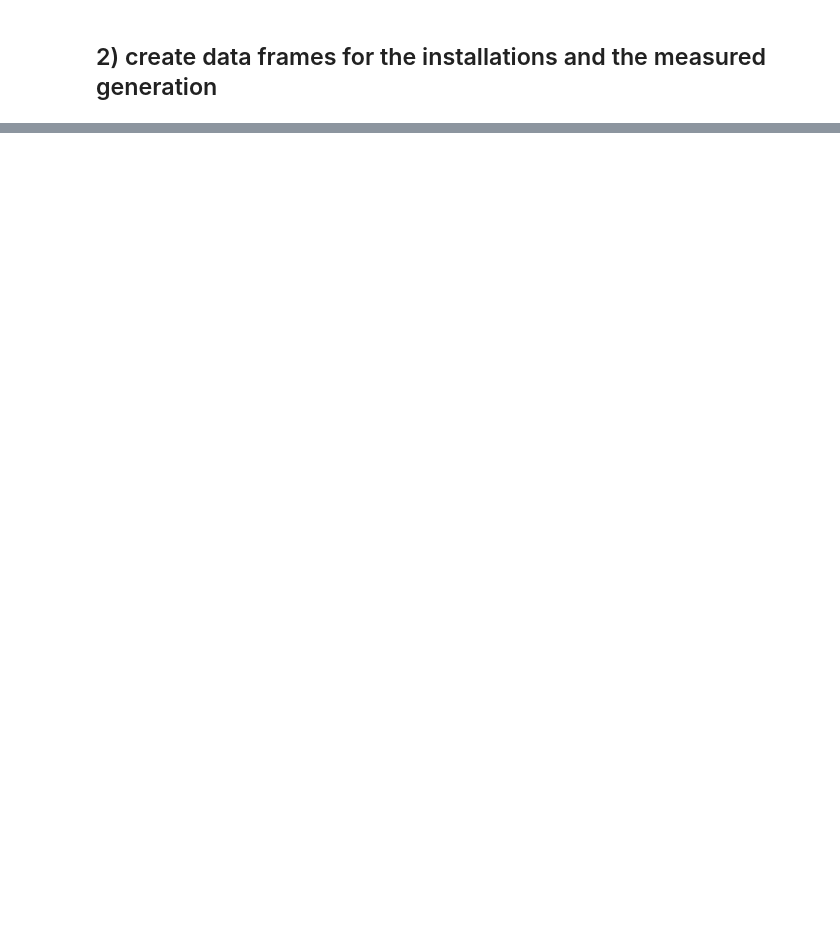
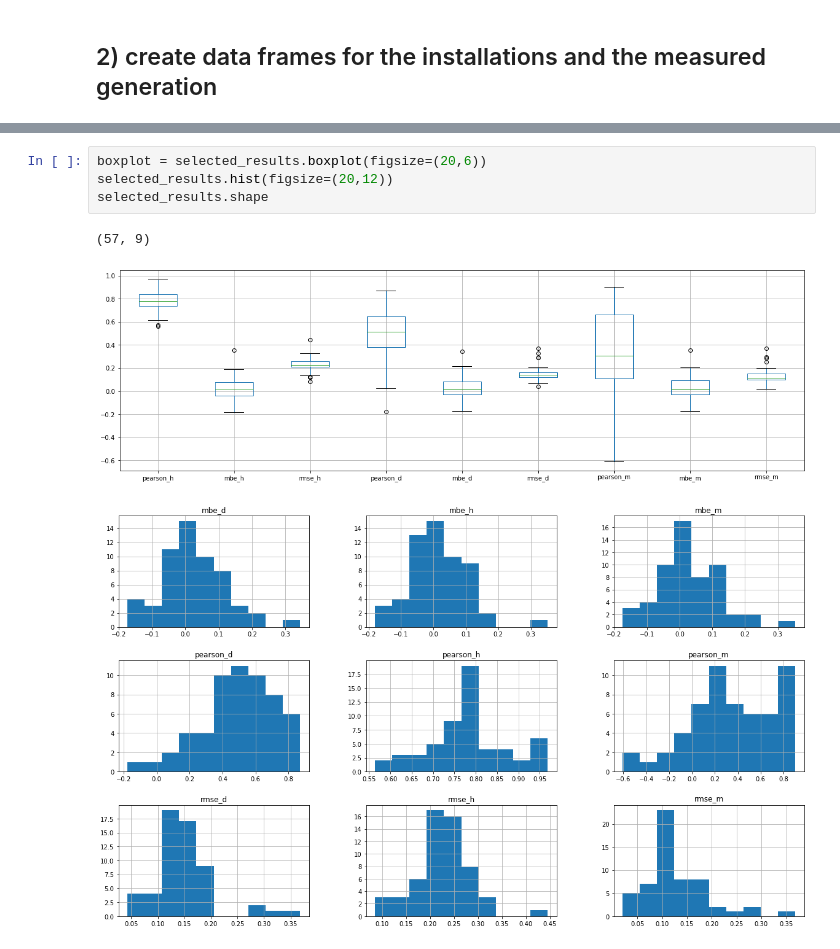
Before and after one commit to inwe-boku/PV_from_era5, a Jupyter notebook: pv_validation_ERA5_land.ipynb, the cells around one changed output, grey strips where cells are left out. Drawn from its saved outputs; the diff is of its cells as text; blank space fills up the shorter version.

```diff
--- a/pv_validation_ERA5_land.ipynb
+++ b/pv_validation_ERA5_land.ipynb
@@ -154,0 +344,8 @@ pv_installation.plot()
+# %%
+boxplot = selected_results.boxplot(figsize=(20,6))
+selected_results.hist(figsize=(20,12))
+selected_results.shape
+# %% [output]
+(57, 9)
+[figure, added]
+[figure, added]
```
Also changed, not shown: parts of 53 cells of this notebook.
